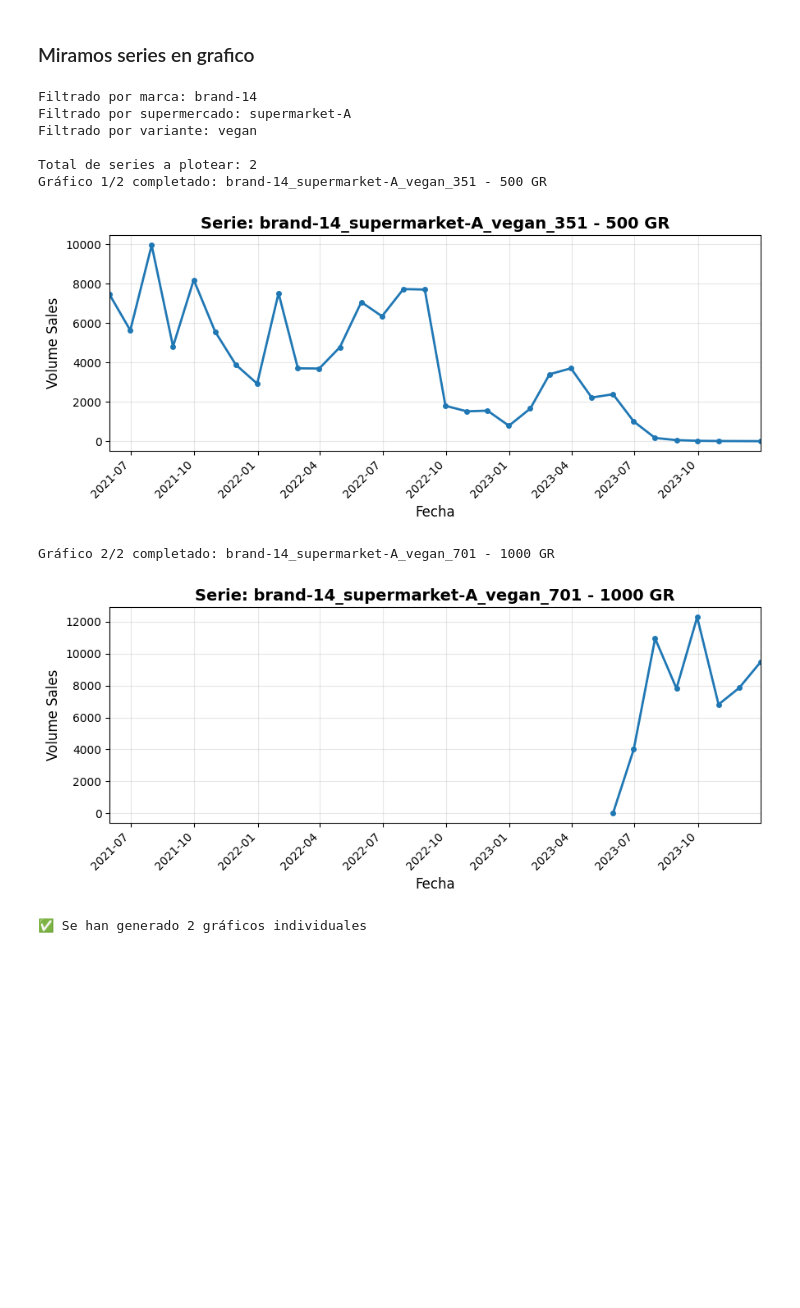
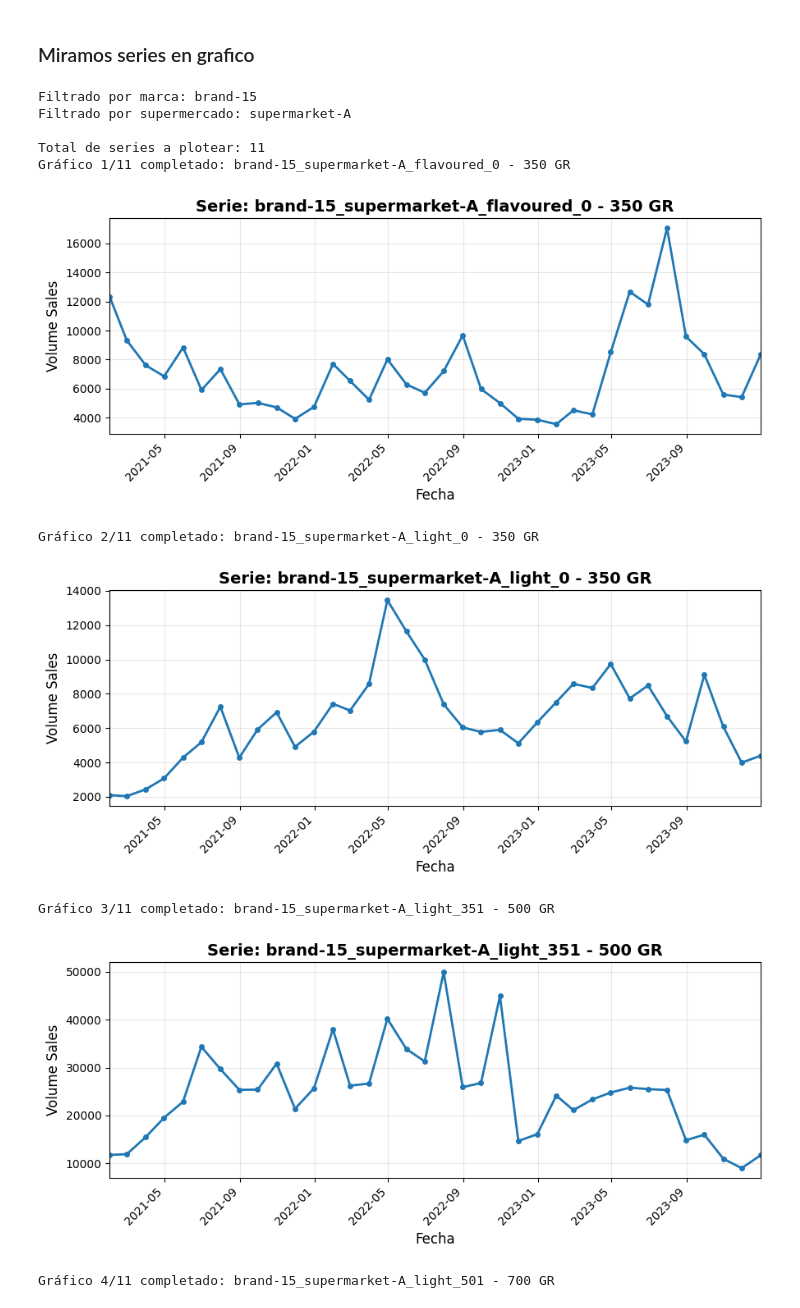
Before and after one commit to oscarjibou/BT-DataAnalysis, a Jupyter notebook: final_version_TFG/5_Prophet.ipynb, the cells around one changed output. Drawn from its saved outputs; the diff is of its cells as text; code cells hidden in the pictures; blank space fills up the shorter version.

```diff
--- a/final_version_TFG/5_Prophet.ipynb
+++ b/final_version_TFG/5_Prophet.ipynb
@@ -27,3 +52,19 @@ data = data[
+# %%
+# creamos dummies para los regresores
+# data['intervention'] = (
+#     (pd.to_datetime(data['date']) >= pd.to_datetime('2022-11-30')) &
+#     (data['brand'] == 'brand-14') &
+#     (data['supermarket'] == 'supermarket-A') &
+#     (data['variant'].isin(['flavoured'])) &
+#     (data['pack.size'].isin(['0 - 350 GR']))
+# ).astype(int)
+data['intervention'] = (
+    (pd.to_datetime(data['date']) == pd.to_datetime('2023-08-31')) &
+    (data['brand'] == 'brand-14') &
+    (data['supermarket'] == 'supermarket-D') &
+    (data['variant'].isin(['standard'])) &
+    (data['pack.size'].isin(['701 - 1000 GR']))
+).astype(int)
 # %% [markdown]
 PROPHET
 # %%
@@ -99,33 +140,34 @@ Test tras filtrar: 107 series
 # %%
 from new_models.plot_every_series import plot_every_series
 
-_brand = "brand-14"
+_brand = "brand-15"
 _supermarket = "supermarket-A"
 _variant = "vegan"
 _pack_size = "351 - 500 GR"
 
 plot_every_series(
     data,
     filter_brand=_brand,
     filter_supermarket=_supermarket,
-    filter_variant=_variant,
+    # filter_variant=_variant,
     # filter_pack_size=_pack_size
 )
 # plot_every_series(
 #     data,
 #     filter_brand='brand-15',
 #     filter_supermarket='supermarket-C',
 #     filter_variant='light',
 #     filter_pack_size='501 - 700 GR'
 # )
 # %% [output]
-Filtrado por marca: brand-14
+Filtrado por marca: brand-15
 Filtrado por supermercado: supermarket-A
-Filtrado por variante: vegan
 
-Total de series a plotear: 2
-Gráfico 1/2 completado: brand-14_supermarket-A_vegan_351 - 500 GR
+Total de series a plotear: 11
+Gráfico 1/11 completado: brand-15_supermarket-A_flavoured_0 - 350 GR
-[figure, old version]
+[figure, new version]
-Gráfico 2/2 completado: brand-14_supermarket-A_vegan_701 - 1000 GR
+Gráfico 2/11 completado: brand-15_supermarket-A_light_0 - 350 GR
-[figure, old version]
+[figure, new version]
-✅ Se han generado 2 gráficos individuales
+Gráfico 3/11 completado: brand-15_supermarket-A_light_351 - 500 GR
+[figure, added]
+Gráfico 4/11 completado: brand-15_supermarket-A_light_501 - 700 GR
```
Also changed, not shown: parts of 14 cells of this notebook.
